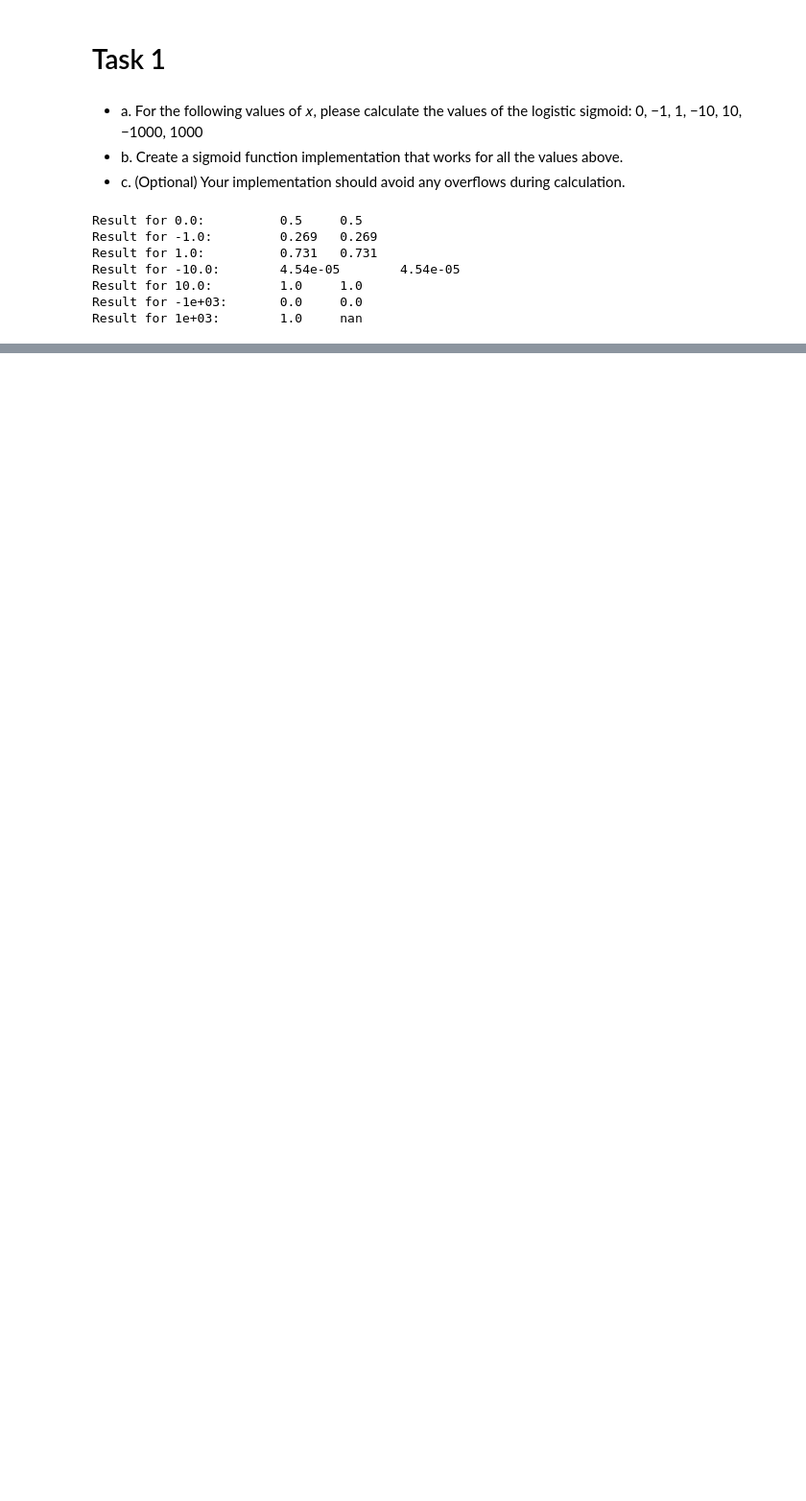
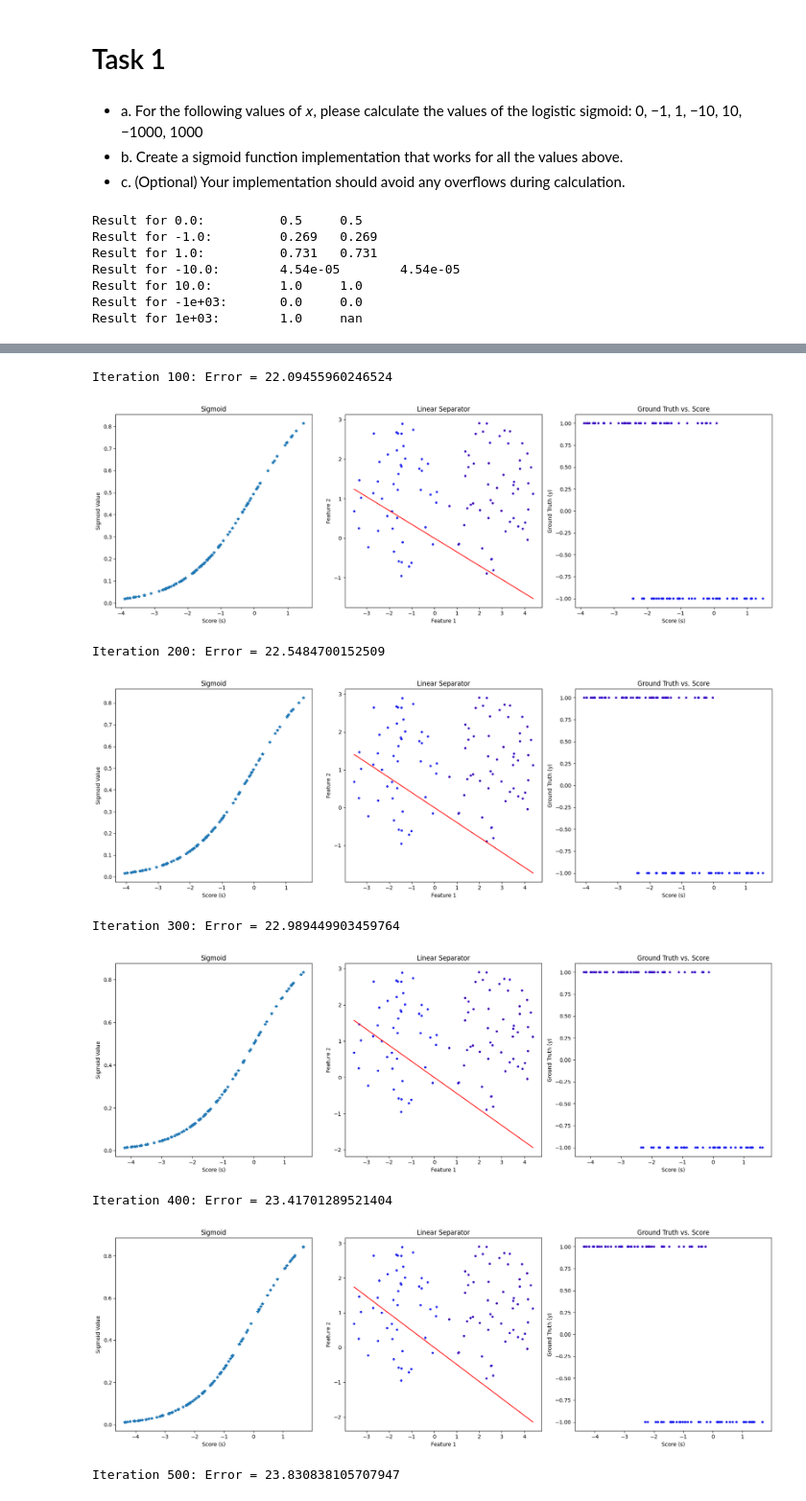
Before and after one commit to acromtech/PPKE_International_Semester, a Jupyter notebook: Machine_Learning/TP2-LOGICAL_REGRESSION/logreg.skeleton/skeleton.ipynb, the cells around one changed output, grey strips where cells are left out. Shown at 96% size. Saved outputs shown, nothing was run; the diff lists cells and outputs as text; code cells hidden in the pictures; blank space fills up the shorter version.

```diff
--- a/Machine_Learning/TP2-LOGICAL_REGRESSION/logreg.skeleton/skeleton.ipynb
+++ b/Machine_Learning/TP2-LOGICAL_REGRESSION/logreg.skeleton/skeleton.ipynb
@@ -140,0 +118,14 @@ data = np.load("../logreg.data/pla.npz")
+# %%
+data = np.load("../logreg.data/pla.npz")
+x, y, x_test, y_test =  data["X"], data["Y"], data["X_test"],data["Y_test"]
+N, d = x.shape
+w = np.zeros(d)
+
+train_probabilities = predict_proba(x, w)
+print("Train probability:", train_probabilities)
+
+train_error = cross_entropy_error(y, train_probabilities)
+print("Cross-entropy error for training data:", train_error)
+
+grad = error_gradient(x, train_probabilities, y)
+print("Gradient:", grad)
@@ -140,0 +348,60 @@ data = np.load("../logreg.data/pla.npz")
+# %%
+def stochastic_gradient_descent(X_train, y_train, learning_rate, num_iterations):
+
+    w = np.random.randn(d)
+
+    for i in range(num_iterations):
+        train_probabilities = predict_proba(X_train, w)
+        train_error = cross_entropy_error(y_train, train_probabilities)
+        grad = error_gradient(X_train, train_probabilities, y_train)
+        w -= learning_rate * grad
+
+        if (i + 1) % 100 == 0:
+            print(f"Iteration {i + 1}: Error = {train_error}")
+            train_scores = np.dot(X_train, w)
+            sigmoid_values = sigmoid(train_scores)
+            plt.figure(figsize=(18, 6))
+
+            plt.subplot(1, 3, 1)
+            plt.plot(train_scores, sigmoid_values, '*')
+            plt.title('Sigmoid')
+            plt.xlabel('Score (s)')
+            plt.ylabel('Sigmoid Value')
+
+            plt.subplot(1, 3, 2)
+            plt.scatter(X_train[:, 0], X_train[:, 1], c=y_train, cmap=plt.cm.coolwarm, s=10, edgecolors='b')
+            plot_x = np.array([np.min(X_train[:, 0]), np.max(X_train[:, 0])])
+            plot_y = (-1 / w[1]) * (w[0] * plot_x)
+            plt.plot(plot_x, plot_y, '-r')
+            plt.title('Linear Separator')
+            plt.xlabel('Feature 1')
+            plt.ylabel('Feature 2')
+
+            plt.subplot(1, 3, 3)
+            plt.scatter(train_scores, y_train, c=y_train, cmap=plt.cm.coolwarm, s=10, edgecolors='b')
+            plt.title('Ground Truth vs. Score')
+            plt.xlabel('Score (s)')
+            plt.ylabel('Ground Truth (y)')
+
+            plt.tight_layout()
+            plt.show()
+
+    return w
+
+data_pla = np.load('../logreg.data/pla.npz')
+X_train_pla, Y_train_pla, X_test_pla, Y_test_pla = data_pla['X'], data_pla['Y'], data_pla['X_test'], data_pla['Y_test']
+
+learning_rate = 0.0002
+num_iterations = 1000
+
+weights_pla_sgd = stochastic_gradient_descent(X_train_pla, Y_train_pla, learning_rate, num_iterations)
+# %% [output]
+Iteration 100: Error = 22.09455960246524
+[figure, added]
+Iteration 200: Error = 22.5484700152509
+[figure, added]
+Iteration 300: Error = 22.989449903459764
+[figure, added]
+Iteration 400: Error = 23.41701289521404
+[figure, added]
+Iteration 500: Error = 23.830838105707947
```
Also changed, not shown: parts of 22 cells of this notebook, 22 other files.
